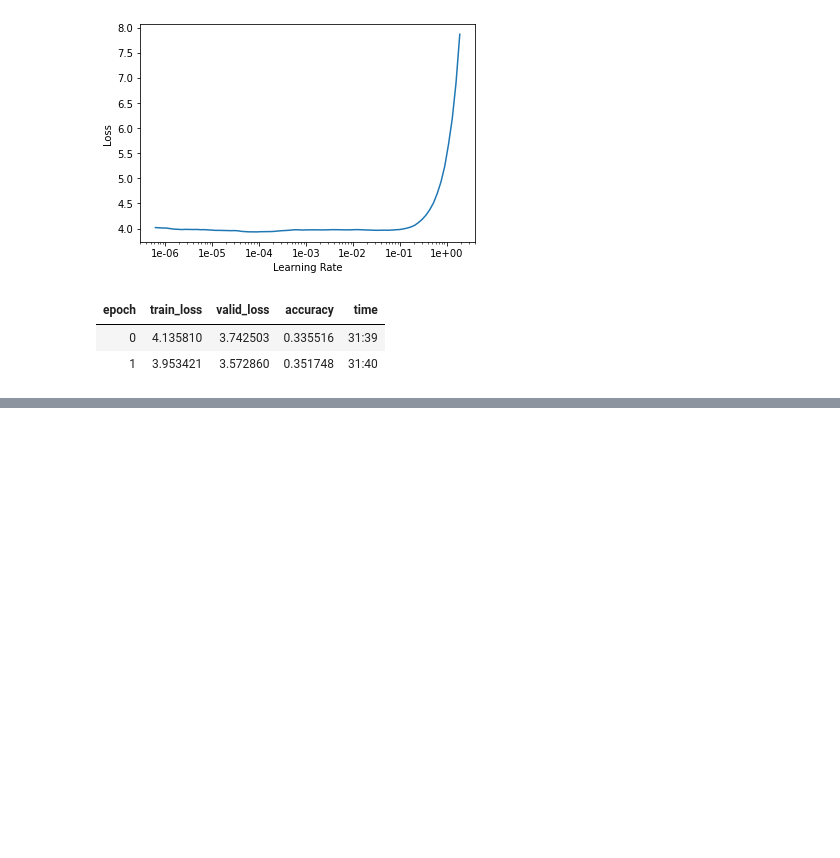
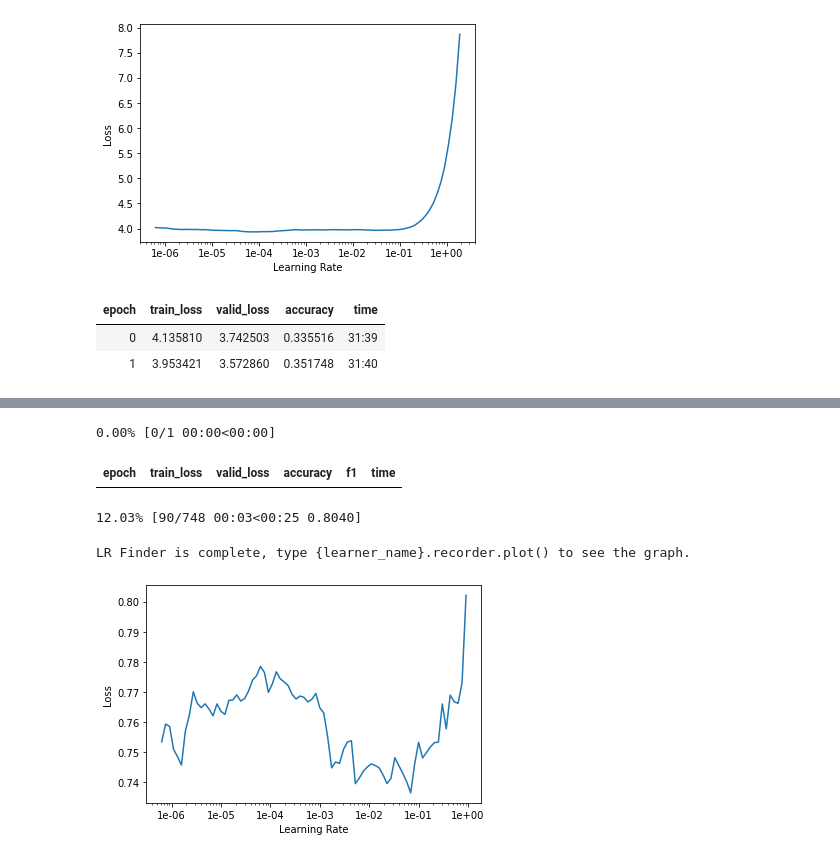
Before and after one commit to deep1401/TSEC_Fake_news, a Jupyter notebook: Fake_news.ipynb, the cells around one changed output, grey strips where cells are left out. Saved outputs shown, nothing was run; the diff lists cells and outputs as text; code cells hidden in the pictures; blank space fills up the shorter version.

```diff
--- a/Fake_news.ipynb
+++ b/Fake_news.ipynb
@@ -173,0 +193,9 @@ learn_lm_news.save_encoder('/content/drive/My Drive/Fake News/news_finetuned_enc
+# %%
+@np_func
+def f1(inp, targ): return f1_score(targ, np.argmax(inp, axis=-1))
+# %%
+data_title_clas = load_data(path, 'title_textlist_clas', bs=bs, num_workers=1)
+# %%
+learn_title_cl = text_classifier_learner(data_title_clas, AWD_LSTM, metrics=[accuracy, f1])
+learn_title_cl.load_encoder(f'/content/drive/My Drive/Fake News/title_finetuned_enc')
+learn_title_cl.freeze()
@@ -173,0 +205,9 @@ learn_lm_news.save_encoder('/content/drive/My Drive/Fake News/news_finetuned_enc
+# %%
+learn_title_cl.lr_find()
+learn_title_cl.recorder.plot()
+# %% [output]
+0.00% [0/1 00:00<00:00]
+| epoch | train_loss | valid_loss | accuracy | f1 | time |
+12.03% [90/748 00:03<00:25 0.8040]
+LR Finder is complete, type {learner_name}.recorder.plot() to see the graph.
+[figure, added]
```
Also changed, not shown: parts of 21 cells of this notebook.
